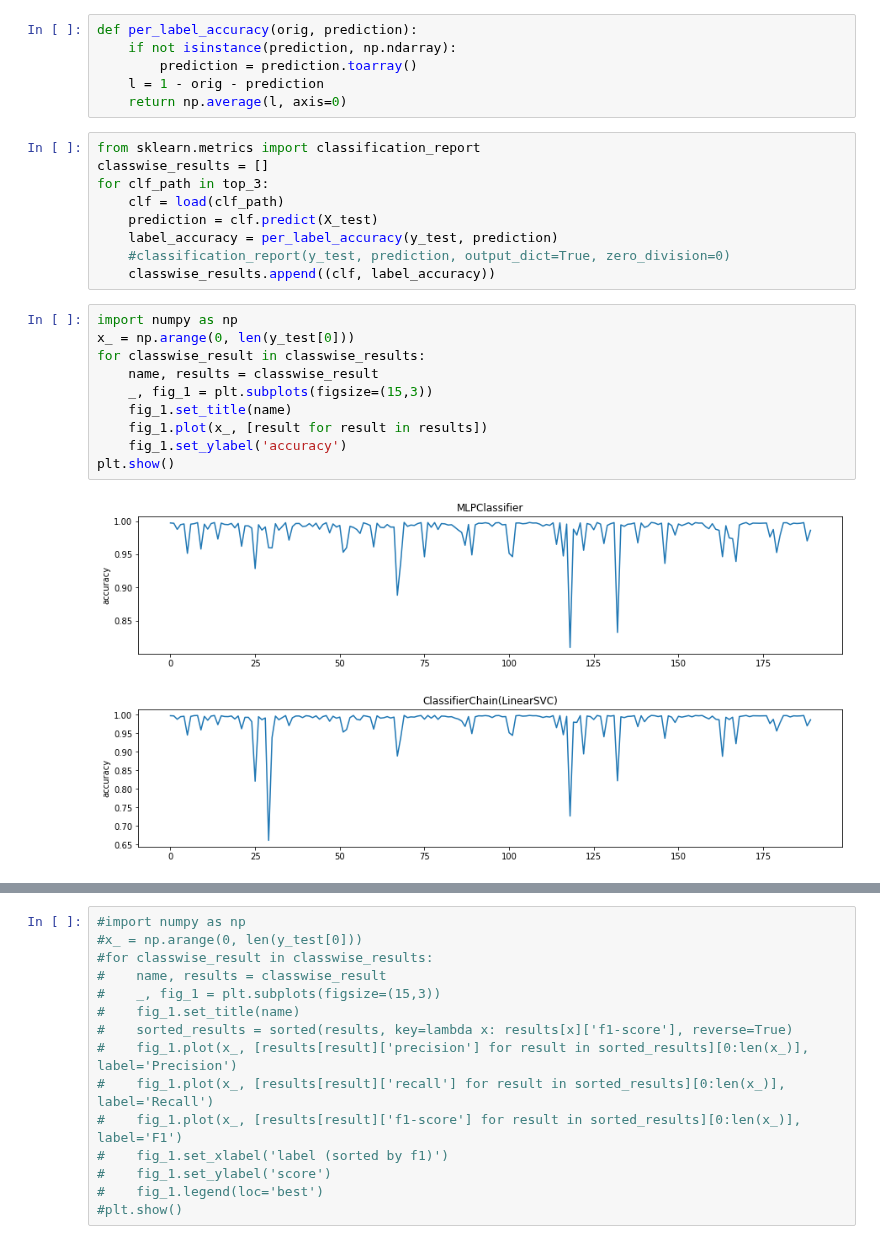
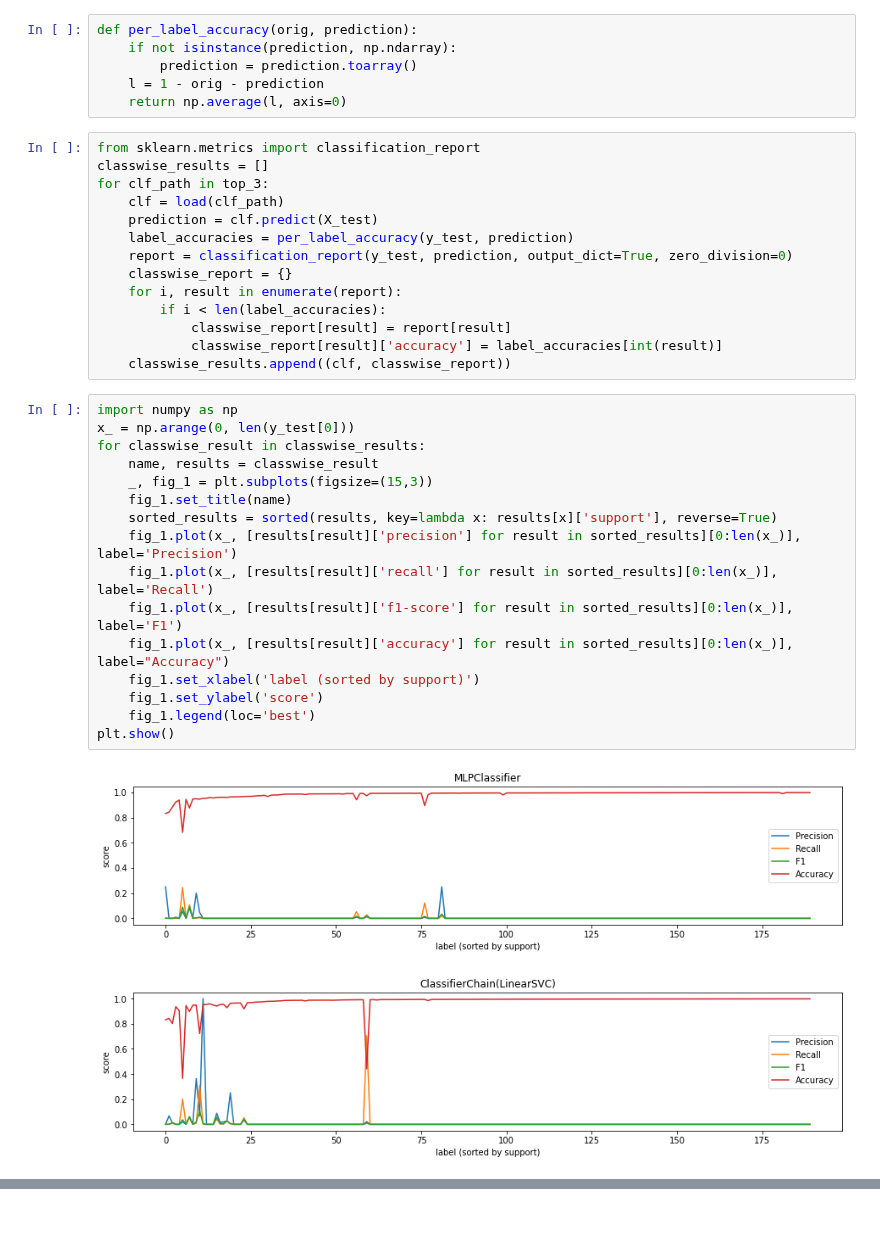
Before and after one commit to gefei-htw/academia_tag_recommender, a Jupyter notebook: notebooks/9.0-me-classification-word2vec.ipynb, the cells around one changed output, grey strips where cells are left out. Saved outputs shown, nothing was run; the diff lists cells and outputs as text; blank space fills up the shorter version.

Commit message:
FEAT(notebook 9): word2vec results

```diff
--- a/notebooks/9.0-me-classification-word2vec.ipynb
+++ b/notebooks/9.0-me-classification-word2vec.ipynb
@@ -745,19 +745,30 @@ classwise_results = []
 for clf_path in top_3:
     clf = load(clf_path)
     prediction = clf.predict(X_test)
-    label_accuracy = per_label_accuracy(y_test, prediction)
-    #classification_report(y_test, prediction, output_dict=True, zero_division=0)
-    classwise_results.append((clf, label_accuracy))
+    label_accuracies = per_label_accuracy(y_test, prediction)
+    report = classification_report(y_test, prediction, output_dict=True, zero_division=0)
+    classwise_report = {}
+    for i, result in enumerate(report):
+        if i < len(label_accuracies):
+            classwise_report[result] = report[result]
+            classwise_report[result]['accuracy'] = label_accuracies[int(result)]
+    classwise_results.append((clf, classwise_report))
 # %%
 import numpy as np
 x_ = np.arange(0, len(y_test[0]))
 for classwise_result in classwise_results:
     name, results = classwise_result
     _, fig_1 = plt.subplots(figsize=(15,3))
     fig_1.set_title(name)
-    fig_1.plot(x_, [result for result in results])
-    fig_1.set_ylabel('accuracy')
+    sorted_results = sorted(results, key=lambda x: results[x]['support'], reverse=True)
+    fig_1.plot(x_, [results[result]['precision'] for result in sorted_results][0:len(x_)], label='Precision')
+    fig_1.plot(x_, [results[result]['recall'] for result in sorted_results][0:len(x_)], label='Recall')
+    fig_1.plot(x_, [results[result]['f1-score'] for result in sorted_results][0:len(x_)], label='F1')
+    fig_1.plot(x_, [results[result]['accuracy'] for result in sorted_results][0:len(x_)], label="Accuracy")
+    fig_1.set_xlabel('label (sorted by support)')
+    fig_1.set_ylabel('score')
+    fig_1.legend(loc='best')
 plt.show()
 # %% [output]
-[figure, old version]
+[figure, new version]
-[figure, old version]
+[figure, new version]
@@ -765,15 +775,0 @@ plt.show()
-# %%
-#import numpy as np
-#x_ = np.arange(0, len(y_test[0]))
-#for classwise_result in classwise_results:
-#    name, results = classwise_result
-#    _, fig_1 = plt.subplots(figsize=(15,3))
-#    fig_1.set_title(name)
-#    sorted_results = sorted(results, key=lambda x: results[x]['f1-score'], reverse=True)
-#    fig_1.plot(x_, [results[result]['precision'] for result in sorted_results][0:len(x_)], label='Precision')
-#    fig_1.plot(x_, [results[result]['recall'] for result in sorted_results][0:len(x_)], label='Recall')
-#    fig_1.plot(x_, [results[result]['f1-score'] for result in sorted_results][0:len(x_)], label='F1')
-#    fig_1.set_xlabel('label (sorted by f1)')
-#    fig_1.set_ylabel('score')
-#    fig_1.legend(loc='best')
-#plt.show()
```
Also changed, not shown: parts of 2 cells of this notebook.
